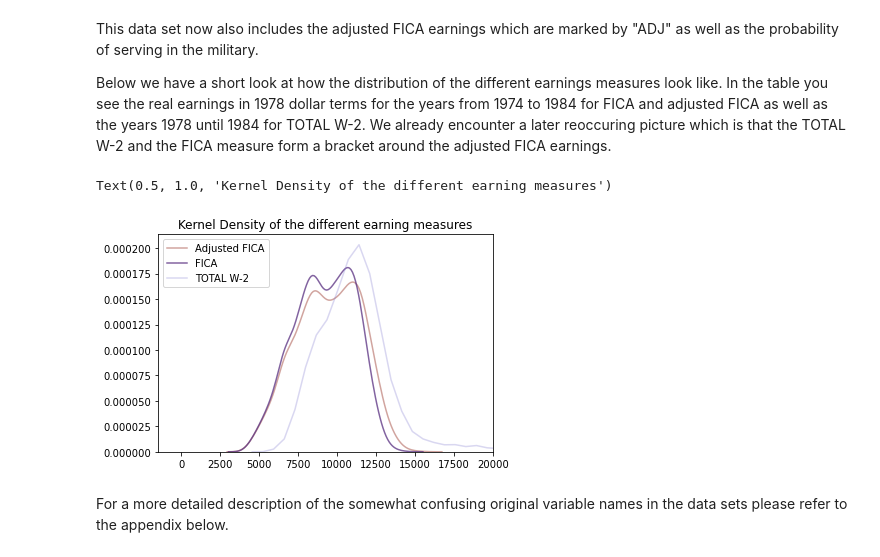
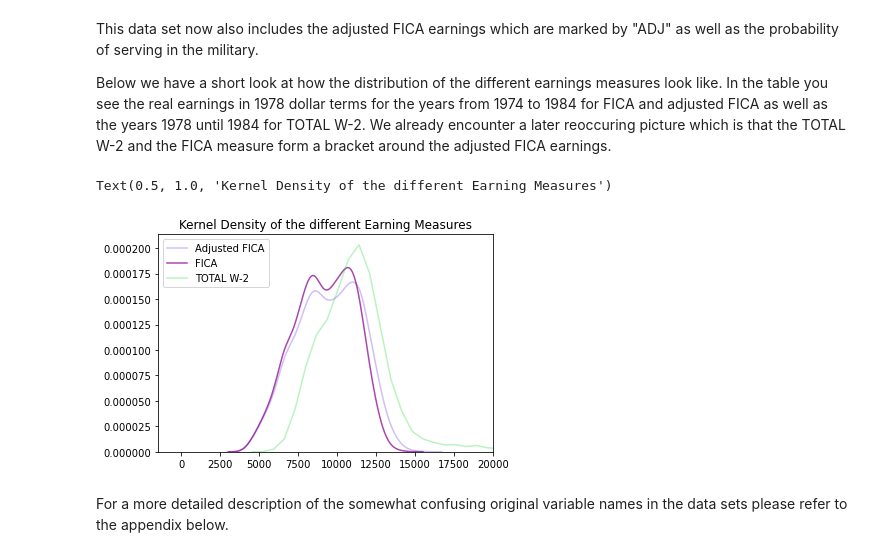
Before and after one commit to Pascalheid/microeconometrics-course-project-Pascalheid, a Jupyter notebook: Angrist_1990.ipynb, the cells around one changed output. Drawn from its saved outputs; the diff is of its cells as text; code cells hidden in the pictures.

Commit message:
Add some visuals. Write Identification part. Add nbextensions to environment.

```diff
--- a/Angrist_1990.ipynb
+++ b/Angrist_1990.ipynb
@@ -140,13 +188,13 @@ Below we have a short look at how the distribution of the different earnings mea
 # %%
 for data in ["ADJ", "TAXAB", "TOTAL"]:
     ax = sns.kdeplot(data_cwhsc_new.loc[data, "earnings"], color=np.random.choice(
         np.array([sns.color_palette()]).flatten(), 4))
 ax.set_xlim(xmax=20000)
 ax.legend(["Adjusted FICA", "FICA", "TOTAL W-2"], loc="upper left")
-ax.set_title("Kernel Density of the different earning measures")
+ax.set_title("Kernel Density of the different Earning Measures")
 # %% [output]
-Text(0.5, 1.0, 'Kernel Density of the different earning measures')
+Text(0.5, 1.0, 'Kernel Density of the different Earning Measures')
-[figure, old version]
+[figure, new version]
 # %% [markdown]
 For a more detailed description of the somewhat confusing original variable names in the data sets please refer to the appendix below.
 # %% [markdown]
```
Also changed, not shown: parts of 27 cells of this notebook, 4 other files.
